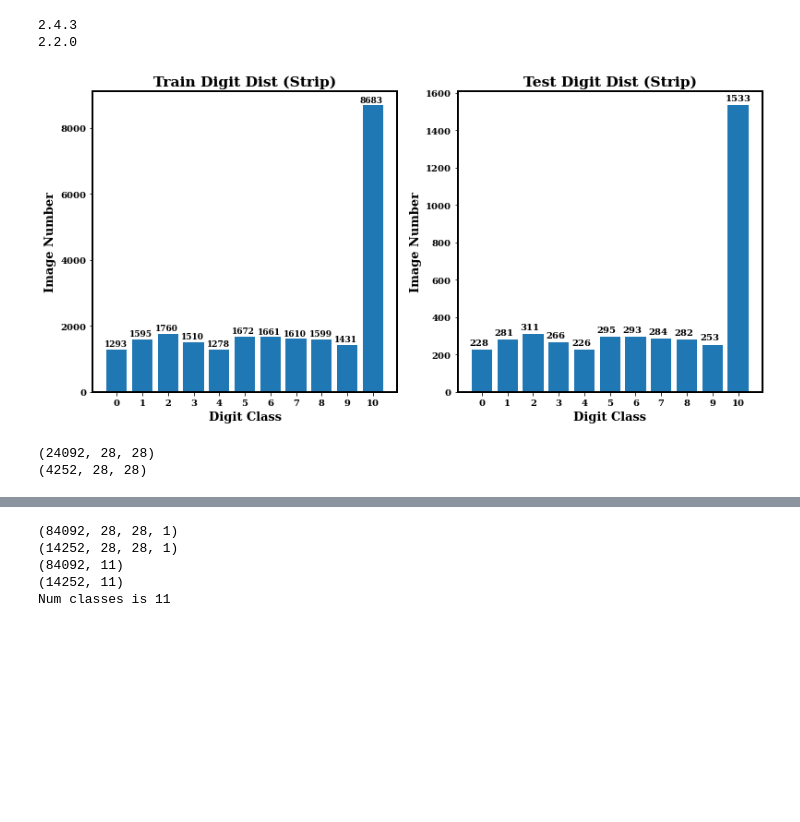
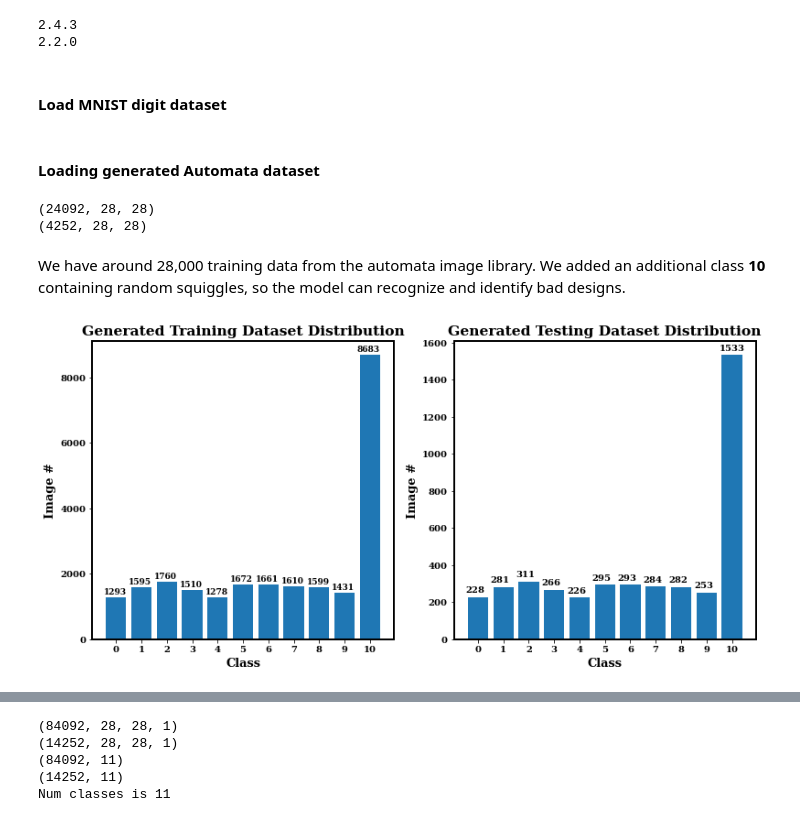
Before and after one commit to charliecharlie29/Deep-Learning-Guided-Genetic-Algorithm, a Jupyter notebook: Deep-Learning-Model-Training.ipynb, the cells around one changed output, grey strips where cells are left out. Saved outputs shown, nothing was run; the diff lists cells and outputs as text; code cells hidden in the pictures; blank space fills up the shorter version.

```diff
--- a/Deep-Learning-Model-Training.ipynb
+++ b/Deep-Learning-Model-Training.ipynb
@@ -46,4 +58,6 @@ plt.rc('figure', figsize = (6, 6))
 plt.rc('legend', fontsize = 13)
 
 cm = plt.cm.get_cmap('tab20')
+# %% [markdown]
+#### Load MNIST digit dataset
 # %%
@@ -51,9 +64,11 @@ cm = plt.cm.get_cmap('tab20')
 (X_train_mnist, y_train_mnist), (X_test_mnist, y_test_mnist) = mnist.load_data()
+# %% [markdown]
+#### Loading generated Automata dataset
 # %%
 # organize and load strip digit dataset
 from sklearn.model_selection import train_test_split
 
-folder = "Deep Learning Model Data"
+folder = "Deep-Learning-Model-Data"
 ver_num = 2
 
 # # read files and save imgname and label into files with [(imgname1, label1) ...]
@@ -70,6 +85,7 @@ ver_num = 2
 # y_strip_1 = np.zeros(shape=(len(files)))
 # for i in range(len(files)):
 #     X_strip_1[i] = plt.imread(files[i][0])[:,:,0]; y_strip_1[i] = files[i][1]
+
 # # rotate random squiggle images
 # files = [("/".join((folder,"digit{}".format(i),j)), i) for i in range(10, 11) for j in os.listdir("/".join((folder,"digit{}".format(i)))) if ".DS" not in j]
 # X_strip_2 = np.zeros(shape=(len(files)*4, 28, 28))
@@ -99,30 +115,33 @@ X_test_strip = np.load(folder+"/X_test_strip_v{}.npy".format(ver_num))
 y_train_strip = np.load(folder+"/y_train_strip_v{}.npy".format(ver_num))
 y_test_strip = np.load(folder+"/y_test_strip_v{}.npy".format(ver_num))
 
-fig = plt.figure(figsize = (13, 6))
-plt.subplot(1, 2, 1)
-y , x = np.histogram(y_train_strip, bins = range(12))
-plt.bar(range(11), y)
-plt.title("Train Digit Dist (Strip)", weight = "bold")
-plt.xlabel("Digit Class", weight = "bold")
-plt.xticks(range(11), weight = "bold")
-plt.ylabel("Image Number", weight = "bold")
-for i, v, in enumerate(y):
-    plt.text(i-.5, v+100, str(v), fontsize = 9)
-plt.subplot(1, 2, 2)
-y , x = np.histogram(y_test_strip, bins = range(12))
-plt.bar(range(11), y)
-plt.title("Test Digit Dist (Strip)", weight = "bold")
-plt.xlabel("Digit Class", weight = "bold")
-plt.xticks(range(11), weight = "bold")
-plt.ylabel("Image Number", weight = "bold")
-for i, v, in enumerate(y):
-    plt.text(i-.5, v+25, str(v), fontsize = 10)
-plt.show()
-
 print(X_train_strip.shape)
 print(X_test_strip.shape)
 # %% [output]
-[figure, removed]
 (24092, 28, 28)
 (4252, 28, 28)
+# %% [markdown]
+We have around 28,000 training data from the automata image library. We added an additional class **10** containing random squiggles, so the model can recognize and identify bad designs.
+# %%
+fig = plt.figure(figsize = (13, 6))
+plt.subplot(1, 2, 1)
+y , x = np.histogram(y_train_strip, bins = range(12))
+plt.bar(range(11), y)
+plt.title("Generated Training Dataset Distribution", weight = "bold")
+plt.xlabel("Class", weight = "bold")
+plt.xticks(range(11), weight = "bold")
+plt.ylabel("Image #", weight = "bold")
+for i, v, in enumerate(y):
+    plt.text(i-.5, v+100, str(v), fontsize = 9)
+plt.subplot(1, 2, 2)
+y , x = np.histogram(y_test_strip, bins = range(12))
+plt.bar(range(11), y)
+plt.title("Generated Testing Dataset Distribution", weight = "bold")
+plt.xlabel("Class", weight = "bold")
+plt.xticks(range(11), weight = "bold")
+plt.ylabel("Image #", weight = "bold")
+for i, v, in enumerate(y):
+    plt.text(i-.5, v+25, str(v), fontsize = 10)
+plt.show()
+# %% [output]
+[figure, added]
```
Also changed, not shown: parts of 11 cells of this notebook.
